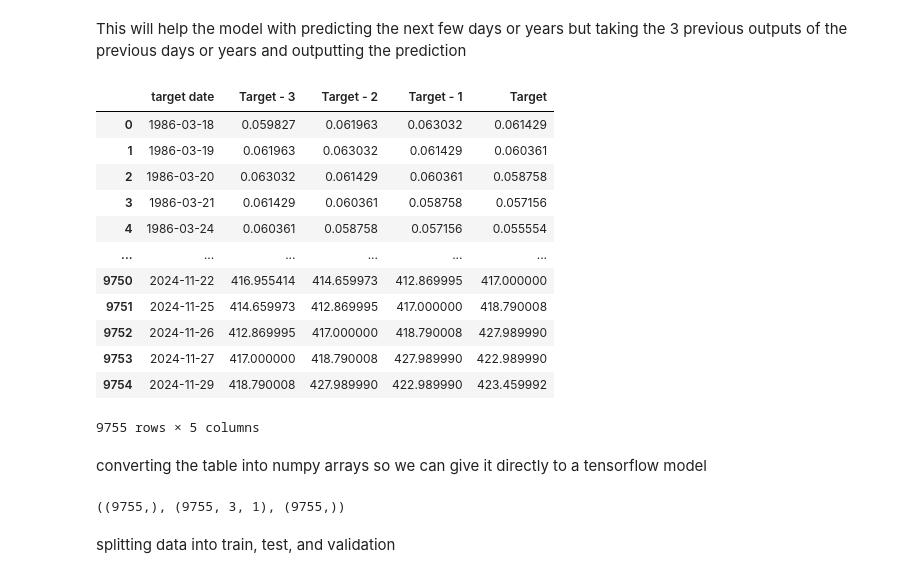
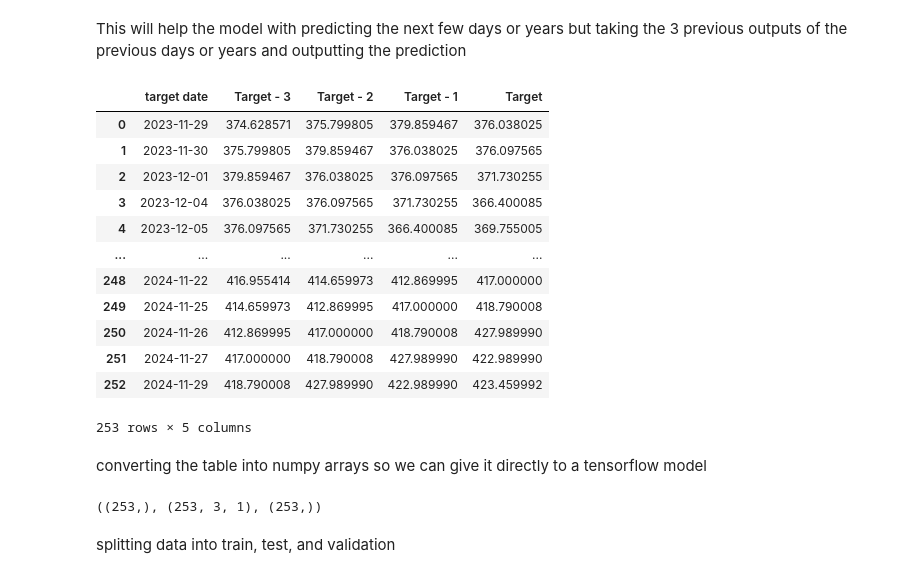
Before and after one commit to AkramGadd/StockPricePrediction, a Jupyter notebook: StockPricePrediction/Microsoft_Stock.ipynb, the cells around one changed output. Drawn from its saved outputs; the diff is of its cells as text; code cells hidden in the pictures.

```diff
--- a/StockPricePrediction/Microsoft_Stock.ipynb
+++ b/StockPricePrediction/Microsoft_Stock.ipynb
@@ -117,46 +123,46 @@ def df_to_window(df, first_date, last_date, n=3):
         dates.append(target_date)
         X.append(x)
         Y.append(y)
 
         next_week = df.loc[target_date:target_date + datetime.timedelta(days=7)]
         next_datetimeSTR = str(next_week.head(2).tail(1).index.values[0])
         next_dateSTR = next_datetimeSTR.split('T')[0]
         year_month_day = next_dateSTR.split('-')
         year, month, day = year_month_day
         next_date = datetime.datetime(year=int(year), month=int(month), day=int(day))
         if last_time:
             break
         target_date = next_date
 
         if target_date == last_date:
             last_time = True
 
     retDF = pd.DataFrame()
     retDF['target date'] = dates
     X = np.array(X)
     for i in range(0, n):
         X[:, i]
         retDF[f'Target - {n-i}'] = X[:, i]
 
     retDF['Target'] = Y
     return retDF
 
-windowDF = df_to_window(df, '1986-03-18', '2024-11-29', n=3)
+windowDF = df_to_window(df, '2023-11-29', '2024-11-29', n=3)
 windowDF
 # %% [output]
 |  | target date | Target - 3 | Target - 2 | Target - 1 | Target |
-| 0 | 1986-03-18 | 0.059827 | 0.061963 | 0.063032 | 0.061429 |
-| 1 | 1986-03-19 | 0.061963 | 0.063032 | 0.061429 | 0.060361 |
-| 2 | 1986-03-20 | 0.063032 | 0.061429 | 0.060361 | 0.058758 |
-| 3 | 1986-03-21 | 0.061429 | 0.060361 | 0.058758 | 0.057156 |
-| 4 | 1986-03-24 | 0.060361 | 0.058758 | 0.057156 | 0.055554 |
+| 0 | 2023-11-29 | 374.628571 | 375.799805 | 379.859467 | 376.038025 |
+| 1 | 2023-11-30 | 375.799805 | 379.859467 | 376.038025 | 376.097565 |
+| 2 | 2023-12-01 | 379.859467 | 376.038025 | 376.097565 | 371.730255 |
+| 3 | 2023-12-04 | 376.038025 | 376.097565 | 371.730255 | 366.400085 |
+| 4 | 2023-12-05 | 376.097565 | 371.730255 | 366.400085 | 369.755005 |
 | ... | ... | ... | ... | ... | ... |
-| 9750 | 2024-11-22 | 416.955414 | 414.659973 | 412.869995 | 417.000000 |
-| 9751 | 2024-11-25 | 414.659973 | 412.869995 | 417.000000 | 418.790008 |
-| 9752 | 2024-11-26 | 412.869995 | 417.000000 | 418.790008 | 427.989990 |
-| 9753 | 2024-11-27 | 417.000000 | 418.790008 | 427.989990 | 422.989990 |
-| 9754 | 2024-11-29 | 418.790008 | 427.989990 | 422.989990 | 423.459992 |
+| 248 | 2024-11-22 | 416.955414 | 414.659973 | 412.869995 | 417.000000 |
+| 249 | 2024-11-25 | 414.659973 | 412.869995 | 417.000000 | 418.790008 |
+| 250 | 2024-11-26 | 412.869995 | 417.000000 | 418.790008 | 427.989990 |
+| 251 | 2024-11-27 | 417.000000 | 418.790008 | 427.989990 | 422.989990 |
+| 252 | 2024-11-29 | 418.790008 | 427.989990 | 422.989990 | 423.459992 |
-9755 rows × 5 columns
+253 rows × 5 columns
 # %% [markdown]
 converting the table into numpy arrays so we can give it directly to a tensorflow model
 # %%
@@ -171,6 +177,6 @@ def windowedDF_to_dateXY(windowDF):
 dates, X, Y = windowedDF_to_dateXY(windowDF)
 dates.shape, X.shape, Y.shape
 # %% [output]
-((9755,), (9755, 3, 1), (9755,))
+((253,), (253, 3, 1), (253,))
 # %% [markdown]
 splitting data into train, test, and validation
```
Also changed, not shown: parts of 17 cells of this notebook.
